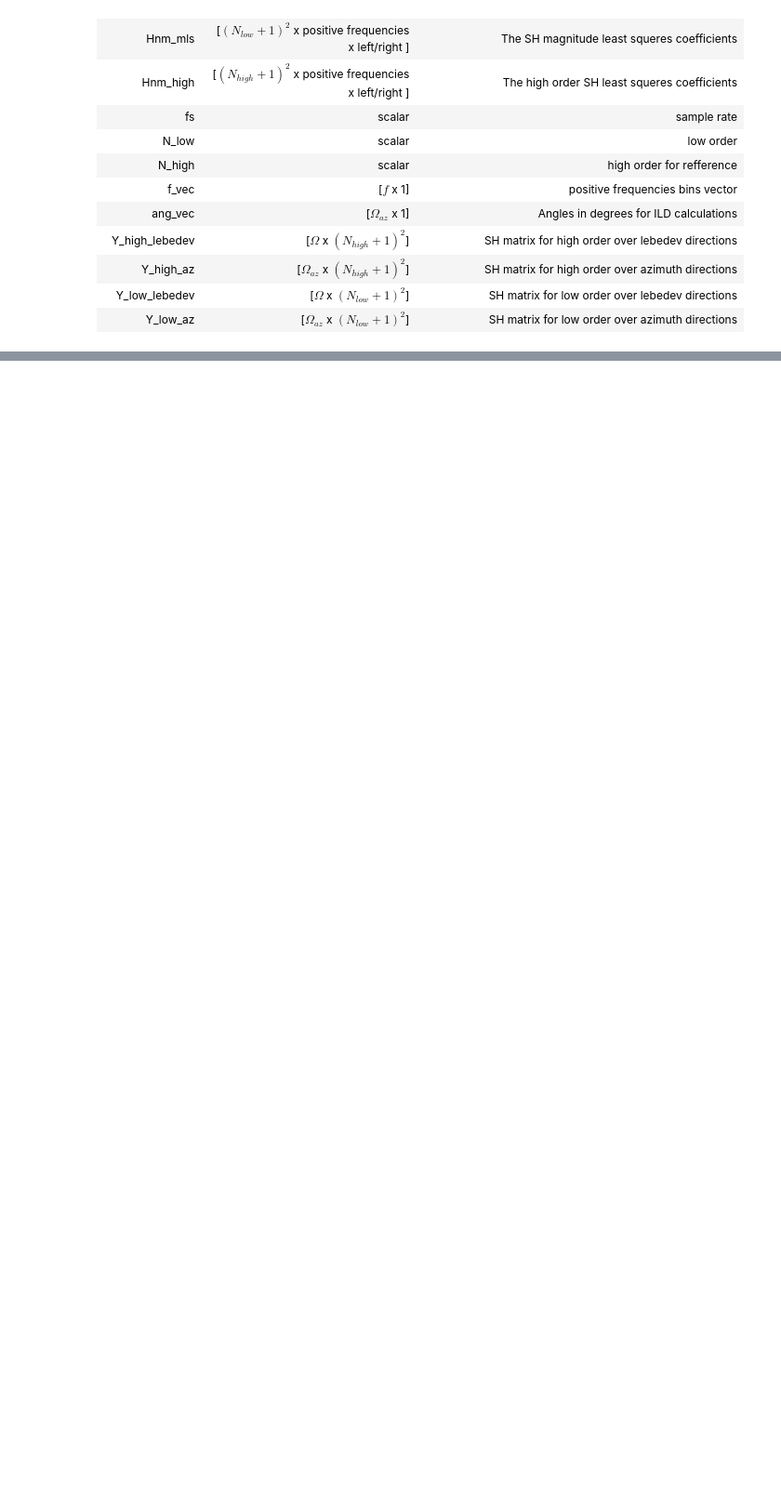
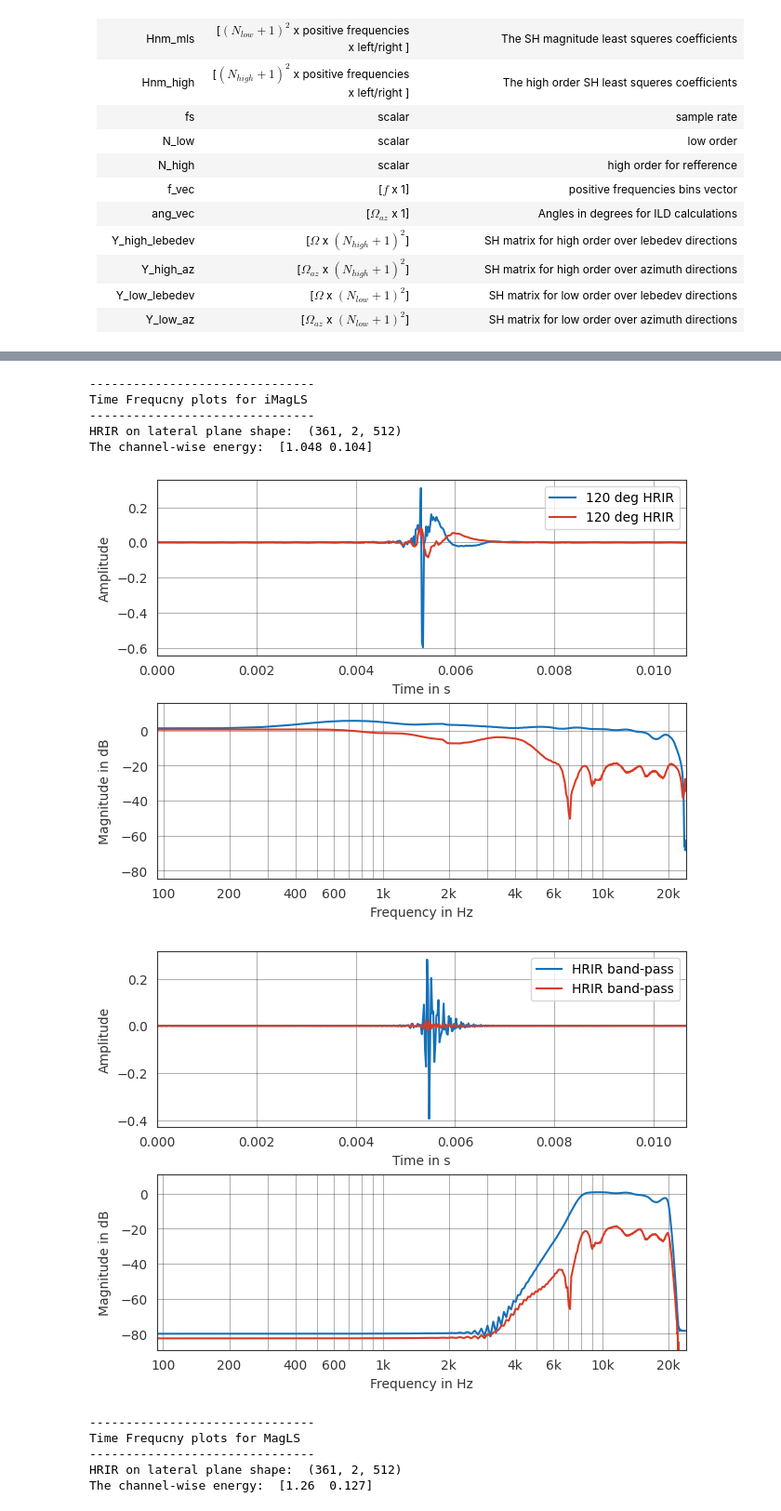
Before and after one commit to OrBerebi/TUB-BGU-colab, a Jupyter notebook: PyTorch/main.ipynb, the cells around one changed output, grey strips where cells are left out. Shown at 93% size. Cells and saved outputs as stored; diff of their text form; code cells hidden in the pictures; blank space fills up the shorter version.

```diff
--- a/PyTorch/main.ipynb
+++ b/PyTorch/main.ipynb
@@ -85,0 +74,40 @@ The channel-wise energy:  [0.101 2.049]
+# %%
+sig_path = "/Users/orberebi/Documents/GitHub/TUB-BGU-colab/dry_signals/casta_short.wav"
+save_path = "/Users/orberebi/Documents/GitHub/TUB-BGU-colab/audio_examples/10_04_24-mag-loss-CASTA/"
+ang_deg = -60
+bp = [8e3, 20e3]
+
+
+print("\n\n-------------------------------")
+print("Time Frequcny plots for iMagLS")
+print("-------------------------------")
+if not os.path.isdir(save_path+"/iMagLS/"):
+        os.makedirs(save_path+"/iMagLS/")
+nn_opt.plot_pyfar(Hnm_imls,Y_low_az,fs,sig_path,save_path+"/iMagLS/",ang_deg,bp)
+
+print("\n\n-------------------------------")
+print("Time Frequcny plots for MagLS")
+print("-------------------------------")
+if not os.path.isdir(save_path+"/MagLS/"):
+        os.makedirs(save_path+"/MagLS/")
+nn_opt.plot_pyfar(Hnm_mls,Y_low_az,fs,sig_path,save_path+"/MagLS/",ang_deg,bp)
+
+print("\n\n-------------------------------")
+print("Time Frequcny plots for HOA")
+print("-------------------------------")
+if not os.path.isdir(save_path+"/HOA/"):
+        os.makedirs(save_path+"/HOA/")
+nn_opt.plot_pyfar(Hnm_high,Y_high_az,fs,sig_path,save_path+"/HOA/",ang_deg,bp)
+# %% [output]
+-------------------------------
+Time Frequcny plots for iMagLS
+-------------------------------
+HRIR on lateral plane shape:  (361, 2, 512)
+The channel-wise energy:  [1.048 0.104]
+[figure, added]
+[figure, added]
+-------------------------------
+Time Frequcny plots for MagLS
+-------------------------------
+HRIR on lateral plane shape:  (361, 2, 512)
+The channel-wise energy:  [1.26  0.127]
```
Also changed, not shown: parts of 3 cells of this notebook, 36 other files.
